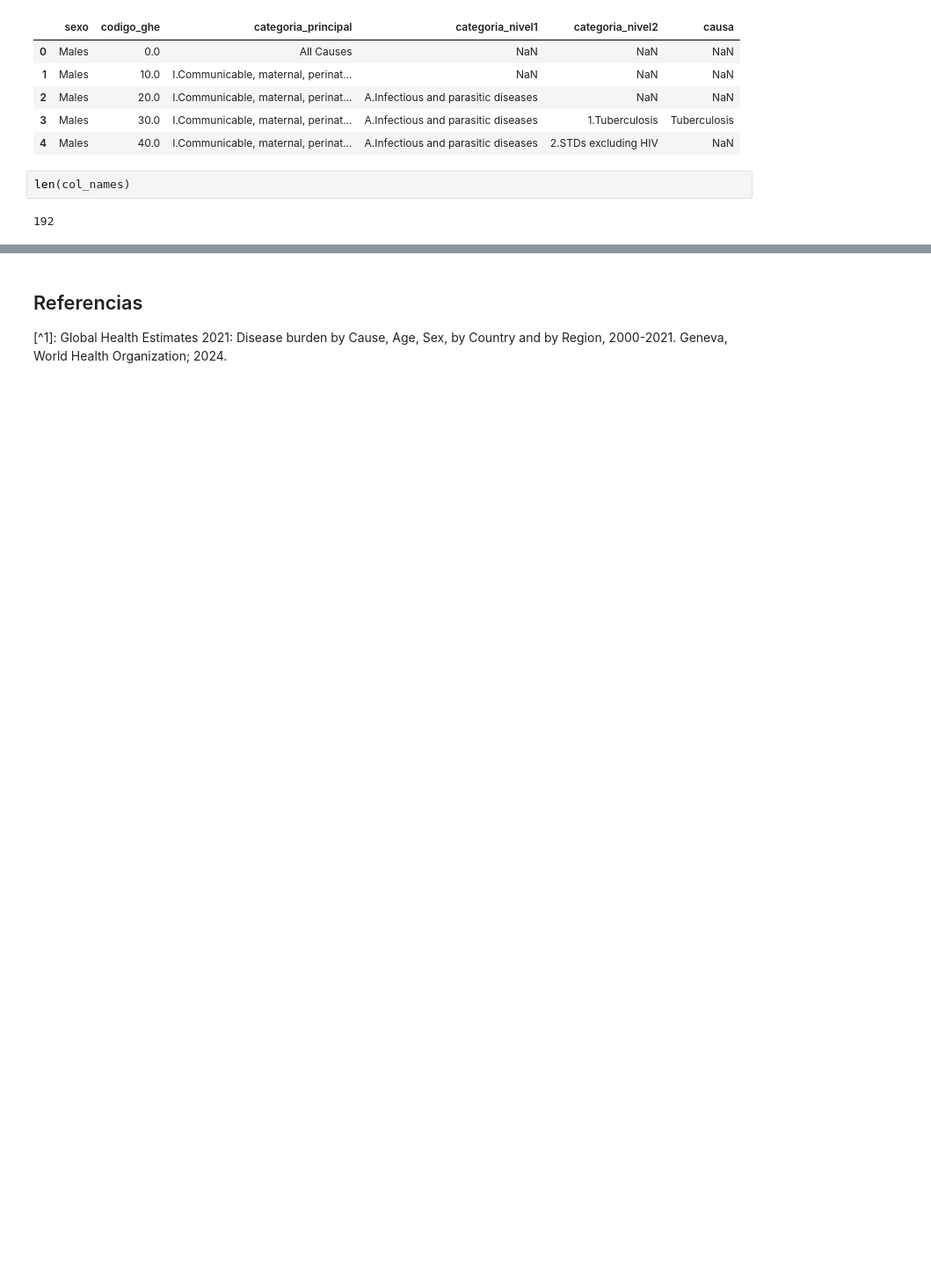
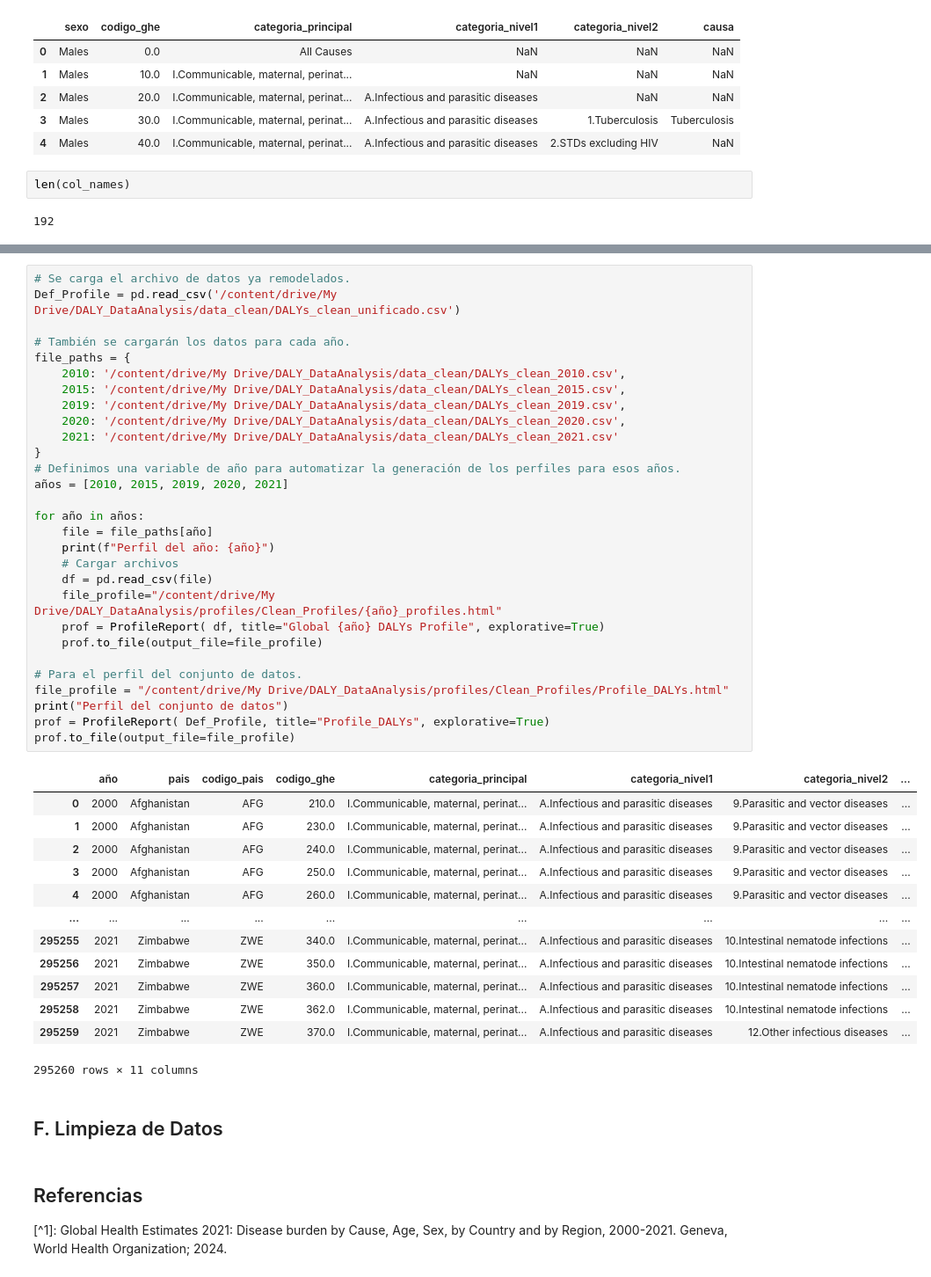
Before and after one commit to P-arsimony/DALY_DataAnalysis, a Jupyter notebook: Data_Cleaning_ByCountry.ipynb, the cells around one changed output, grey strips where cells are left out. Shown at 88% size. Saved outputs shown, nothing was run; the diff lists cells and outputs as text; blank space fills up the shorter version.

```diff
--- a/Data_Cleaning_ByCountry.ipynb
+++ b/Data_Cleaning_ByCountry.ipynb
@@ -278,3 +366,48 @@ df.to_excel('data_raw/DALY_def/DALY_PRUEBA.xlsx', index=False)
+# %%
+# Se carga el archivo de datos ya remodelados.
+Def_Profile = pd.read_csv('/content/drive/My Drive/DALY_DataAnalysis/data_clean/DALYs_clean_unificado.csv')
+
+# También se cargarán los datos para cada año.
+file_paths = {
+    2010: '/content/drive/My Drive/DALY_DataAnalysis/data_clean/DALYs_clean_2010.csv',
+    2015: '/content/drive/My Drive/DALY_DataAnalysis/data_clean/DALYs_clean_2015.csv',
+    2019: '/content/drive/My Drive/DALY_DataAnalysis/data_clean/DALYs_clean_2019.csv',
+    2020: '/content/drive/My Drive/DALY_DataAnalysis/data_clean/DALYs_clean_2020.csv',
+    2021: '/content/drive/My Drive/DALY_DataAnalysis/data_clean/DALYs_clean_2021.csv'
+}
+# Definimos una variable de año para automatizar la generación de los perfiles para esos años.
+años = [2010, 2015, 2019, 2020, 2021]
+
+for año in años:
+    file = file_paths[año]
+    print(f"Perfil del año: {año}")
+    # Cargar archivos
+    df = pd.read_csv(file)
+    file_profile="/content/drive/My Drive/DALY_DataAnalysis/profiles/Clean_Profiles/{año}_profiles.html"
+    prof = ProfileReport( df, title="Global {año} DALYs Profile", explorative=True)
+    prof.to_file(output_file=file_profile)
+
+# Para el perfil del conjunto de datos.
+file_profile = "/content/drive/My Drive/DALY_DataAnalysis/profiles/Clean_Profiles/Profile_DALYs.html"
+print("Perfil del conjunto de datos")
+prof = ProfileReport( Def_Profile, title="Profile_DALYs", explorative=True)
+prof.to_file(output_file=file_profile)
+# %% [output]
+|  | año | pais | codigo_pais | codigo_ghe | categoria_principal | categoria_nivel1 | categoria_nivel2 | ... |
+| 0 | 2000 | Afghanistan | AFG | 210.0 | I.Communicable, maternal, perinat... | A.Infectious and parasitic diseases | 9.Parasitic and vector diseases | ... |
+| 1 | 2000 | Afghanistan | AFG | 230.0 | I.Communicable, maternal, perinat... | A.Infectious and parasitic diseases | 9.Parasitic and vector diseases | ... |
+| 2 | 2000 | Afghanistan | AFG | 240.0 | I.Communicable, maternal, perinat... | A.Infectious and parasitic diseases | 9.Parasitic and vector diseases | ... |
+| 3 | 2000 | Afghanistan | AFG | 250.0 | I.Communicable, maternal, perinat... | A.Infectious and parasitic diseases | 9.Parasitic and vector diseases | ... |
+| 4 | 2000 | Afghanistan | AFG | 260.0 | I.Communicable, maternal, perinat... | A.Infectious and parasitic diseases | 9.Parasitic and vector diseases | ... |
+| ... | ... | ... | ... | ... | ... | ... | ... | ... |
+| 295255 | 2021 | Zimbabwe | ZWE | 340.0 | I.Communicable, maternal, perinat... | A.Infectious and parasitic diseases | 10.Intestinal nematode infections | ... |
+| 295256 | 2021 | Zimbabwe | ZWE | 350.0 | I.Communicable, maternal, perinat... | A.Infectious and parasitic diseases | 10.Intestinal nematode infections | ... |
+| 295257 | 2021 | Zimbabwe | ZWE | 360.0 | I.Communicable, maternal, perinat... | A.Infectious and parasitic diseases | 10.Intestinal nematode infections | ... |
+| 295258 | 2021 | Zimbabwe | ZWE | 362.0 | I.Communicable, maternal, perinat... | A.Infectious and parasitic diseases | 10.Intestinal nematode infections | ... |
+| 295259 | 2021 | Zimbabwe | ZWE | 370.0 | I.Communicable, maternal, perinat... | A.Infectious and parasitic diseases | 12.Other infectious diseases | ... |
+295260 rows × 11 columns
+# %% [markdown]
+## F. Limpieza de Datos
 # %% [markdown]
 ## Referencias
 [^1]: Global Health Estimates 2021: Disease burden by Cause, Age, Sex, by Country and by Region, 2000-2021. Geneva, World Health Organization; 2024.
```
Also changed, not shown: parts of 13 cells of this notebook, 13 other files.
